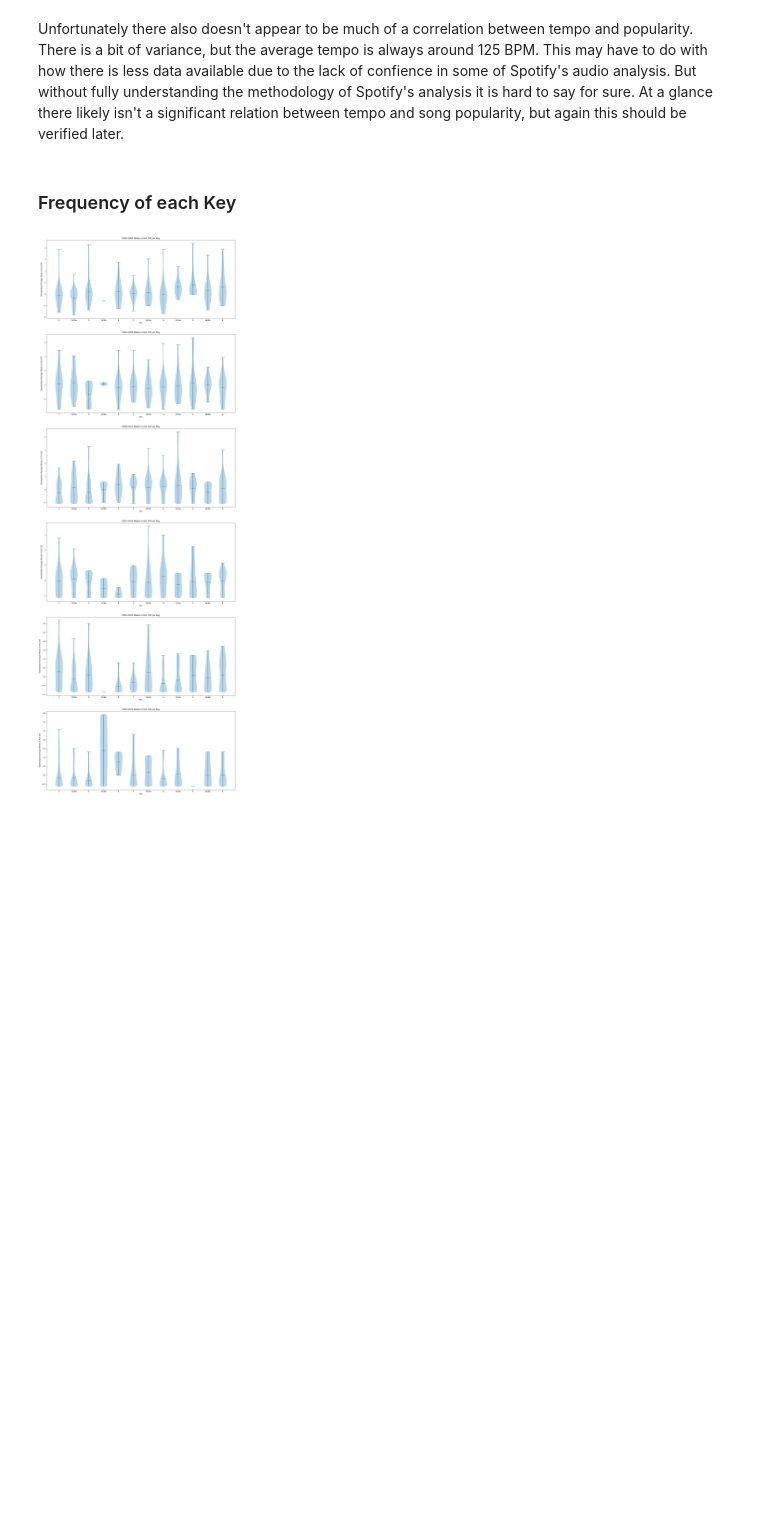
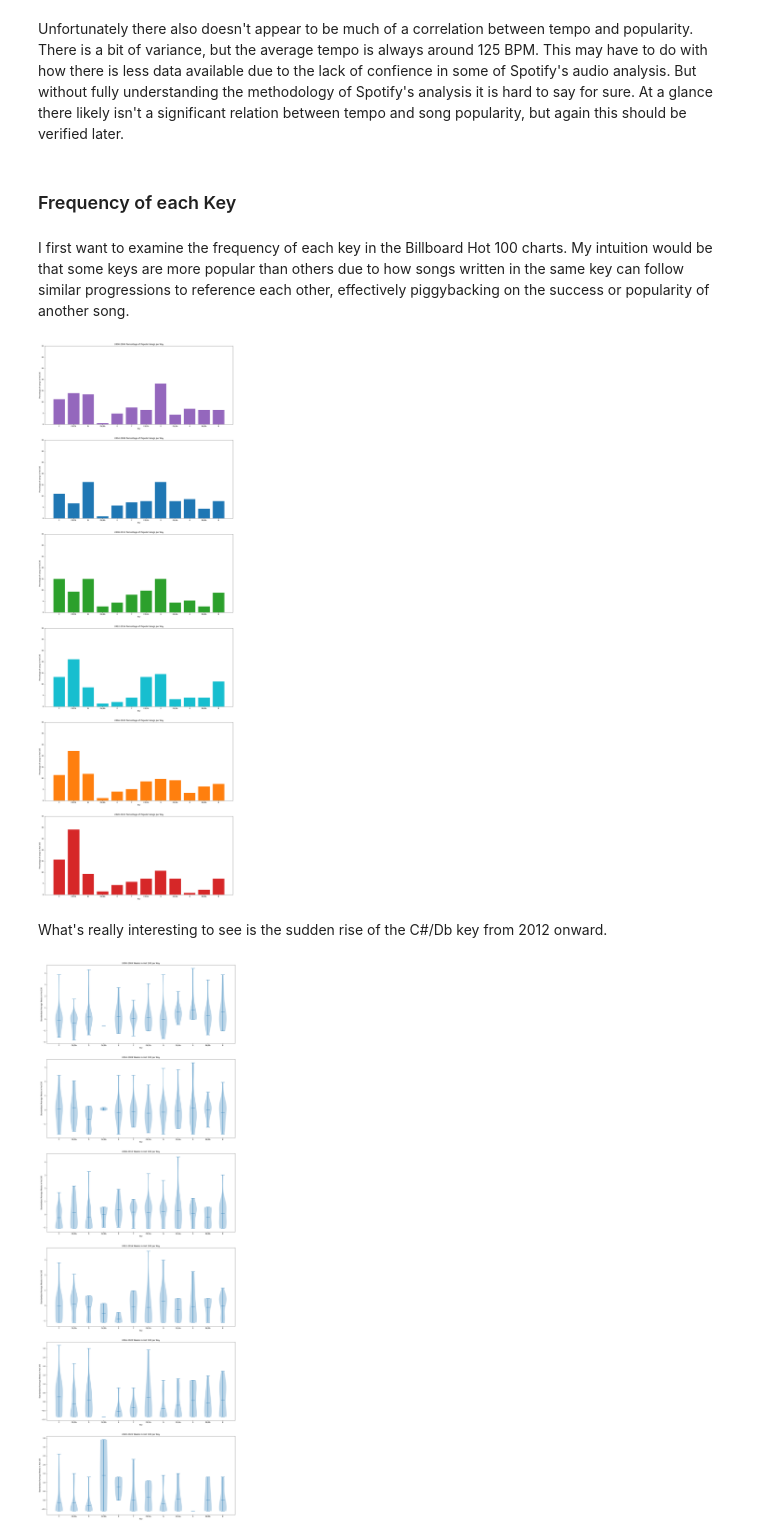
Before and after one commit to Mabanta/Mabanta.github.io, a Jupyter notebook: final.ipynb, the cells around one changed output. Drawn from its saved outputs; the diff is of its cells as text; code cells hidden in the pictures; blank space fills up the shorter version.

```diff
--- a/final.ipynb
+++ b/final.ipynb
@@ -622,4 +644,77 @@ Unfortunately there also doesn't appear to be much of a correlation between temp
 # %% [markdown]
 
 ### Frequency of each Key
+# %% [markdown]
+I first want to examine the frequency of each key in the Billboard Hot 100 charts. My intuition would be that some keys are more popular than others due to how songs written in the same key can follow similar progressions to reference each other, effectively piggybacking on the success or popularity of another song.
+# %%
+# Create variables for aggregating data per year
+keys = df.sort_values(by=['Key'], ascending=True, inplace=False).Key.unique()
+display_list = df.sort_values(by=['Key'], ascending=True, inplace=False).Key_Display.unique()
+
+# Count the number of each key
+key_count_2000 = []
+key_count_2004 = []
+key_count_2008 = []
+key_count_2012 = []
+key_count_2016 = []
+key_count_2020 = []
+# Only use the data that Spotify's Audio Analysis was at least 75% confident about
+for key in keys:
+    key_count_2000.append(100 * len(df_00_04.loc[(df_00_04['Key'] == key) & (df_00_04['Key_Confidence'] >= 0.75)].index) / len(df_00_04.loc[(df_00_04['Key_Confidence'] >= 0.75)].index))
+    key_count_2004.append(100 * len(df_04_08.loc[(df_04_08['Key'] == key) & (df_04_08['Key_Confidence'] >= 0.75)].index) / len(df_04_08.loc[(df_04_08['Key_Confidence'] >= 0.75)].index))
+    key_count_2008.append(100 * len(df_08_12.loc[(df_08_12['Key'] == key) & (df_08_12['Key_Confidence'] >= 0.75)].index) / len(df_08_12.loc[(df_08_12['Key_Confidence'] >= 0.75)].index))
+    key_count_2012.append(100 * len(df_12_16.loc[(df_12_16['Key'] == key) & (df_12_16['Key_Confidence'] >= 0.75)].index) / len(df_12_16.loc[(df_12_16['Key_Confidence'] >= 0.75)].index))
+    key_count_2016.append(100 * len(df_16_20.loc[(df_16_20['Key'] == key) & (df_16_20['Key_Confidence'] >= 0.75)].index) / len(df_16_20.loc[(df_16_20['Key_Confidence'] >= 0.75)].index))
+    key_count_2020.append(100 * len(df_20_22.loc[(df_20_22['Key'] == key) & (df_20_22['Key_Confidence'] >= 0.75)].index) / len(df_20_22.loc[(df_20_22['Key_Confidence'] >= 0.75)].index))
+
+# Plot the bar graphs
+fig5, ax5 = plt.subplots(6, 1, figsize = (20, 60))
+
+ax5[0].bar(keys, key_count_2000, color='tab:purple')
+ax5[0].set_xticks(keys, display_list)
+ax5[0].set_xlabel("Key")
+ax5[0].set_ylabel("Percentage of songs in Hot 100")
+ax5[0].set_ylim(0, 35)
+ax5[0].set_title("2000-2004 Percentage of Popular Songs per Key")
+
+ax5[1].bar(keys, key_count_2004, color='tab:blue')
+ax5[1].set_xticks(keys, display_list)
+ax5[1].set_xlabel("Key")
+ax5[1].set_ylabel("Percentage of songs in Hot 100")
+ax5[1].set_ylim(0, 35)
+ax5[1].set_title("2004-2008 Percentage of Popular Songs per Key")
+
+ax5[2].bar(keys, key_count_2008, color='tab:green')
+ax5[2].set_xticks(keys, display_list)
+ax5[2].set_xlabel("Key")
+ax5[2].set_ylabel("Percentage of songs in Hot 100")
+ax5[2].set_ylim(0, 35)
+ax5[2].set_title("2008-2012 Percentage of Popular Songs per Key")
+
+ax5[3].bar(keys, key_count_2012, color='tab:cyan')
+ax5[3].set_xticks(keys, display_list)
+ax5[3].set_xlabel("Key")
+ax5[3].set_ylabel("Percentage of songs in Hot 100")
+ax5[3].set_ylim(0, 35)
+ax5[3].set_title("2012-2016 Percentage of Popular Songs per Key")
+
+ax5[4].bar(keys, key_count_2016, color='tab:orange')
+ax5[4].set_xticks(keys, display_list)
+ax5[4].set_xlabel("Key")
+ax5[4].set_ylabel("Percentage of songs in Hot 100")
+ax5[4].set_ylim(0, 35)
+ax5[4].set_title("2016-2020 Percentage of Popular Songs per Key")
+
+ax5[5].bar(keys, key_count_2020, color='tab:red')
+ax5[5].set_xticks(keys, display_list)
+ax5[5].set_xlabel("Key")
+ax5[5].set_ylabel("Percentage of songs in Hot 100")
+ax5[5].set_ylim(0, 35)
+ax5[5].set_title("2020-2022 Percentage of Popular Songs per Key")
+
+fig5.show()
+# %% [output]
+[figure, added]
+# %% [markdown]
+What's really interesting to see is the sudden rise of the C#/Db key from 2012 onward.
 # %%
```
Also changed, not shown: parts of 22 cells of this notebook, 2 other files.
